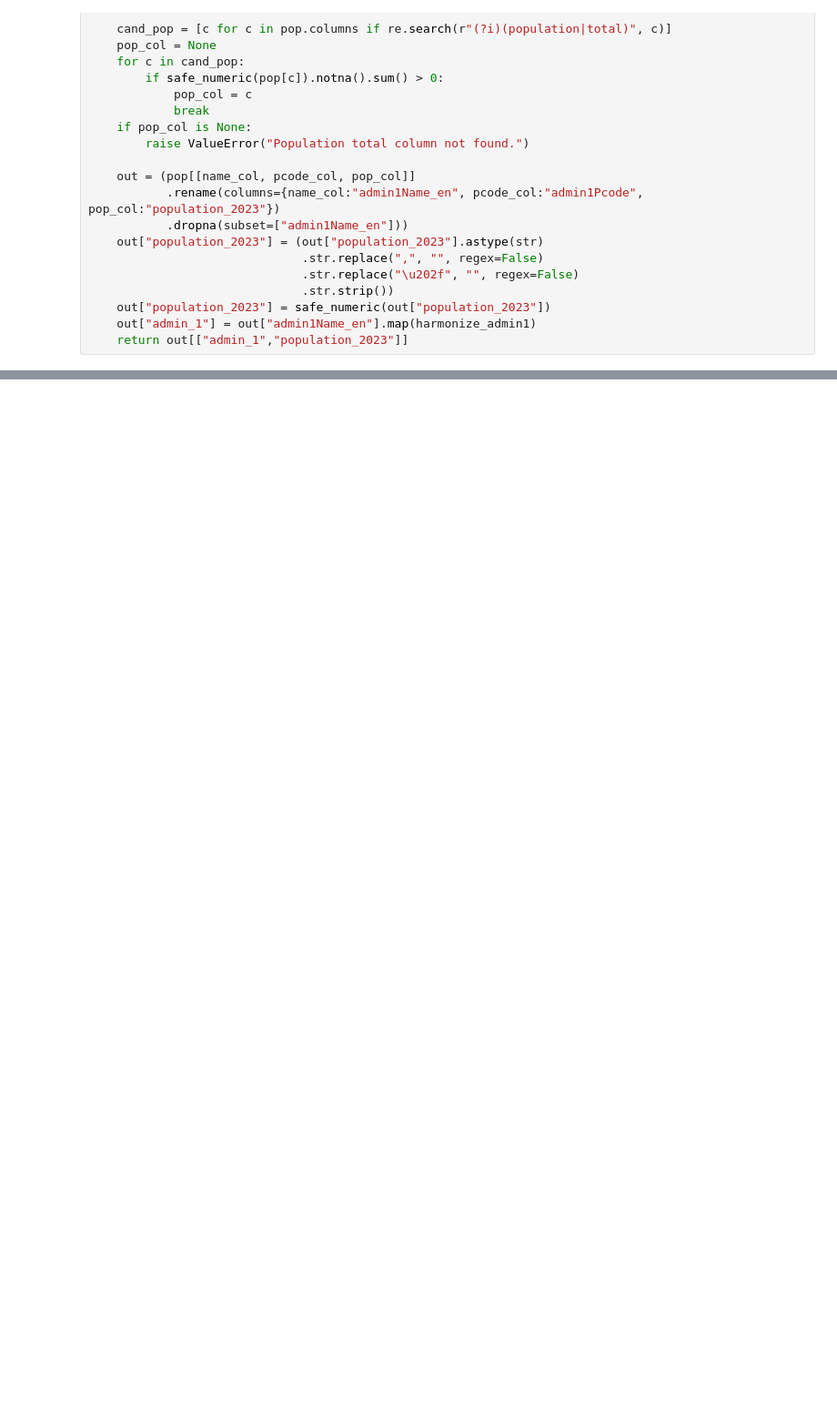
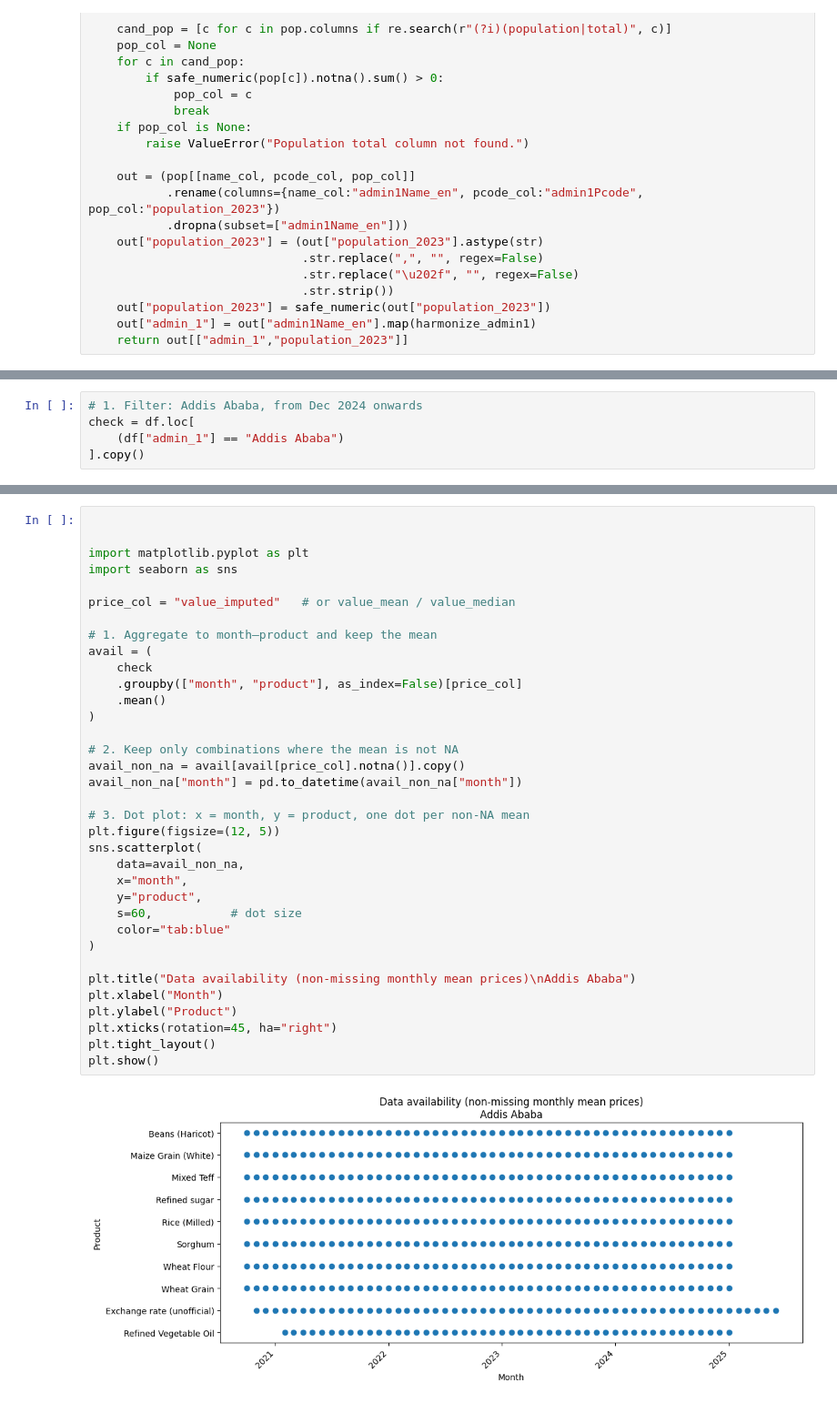
Before and after one commit to nataschaminnitt/food_security, a Jupyter notebook: etl/pipeline.ipynb, the cells around one changed output, grey strips where cells are left out. Shown at 91% size. Drawn from its saved outputs; the diff is of its cells as text; blank space fills up the shorter version.

Commit message:
add data exploration to pipeline

```diff
--- a/etl/pipeline.ipynb
+++ b/etl/pipeline.ipynb
@@ -832,0 +1249,5 @@ OSError: Cannot save file into a non-existent directory: 'data/processed'
+# %%
+# 1. Filter: Addis Ababa, from Dec 2024 onwards
+check = df.loc[
+    (df["admin_1"] == "Addis Ababa")
+].copy()
@@ -832,0 +1258,37 @@ OSError: Cannot save file into a non-existent directory: 'data/processed'
+# %%
+
+
+import matplotlib.pyplot as plt
+import seaborn as sns
+
+price_col = "value_imputed"   # or value_mean / value_median
+
+# 1. Aggregate to month–product and keep the mean
+avail = (
+    check
+    .groupby(["month", "product"], as_index=False)[price_col]
+    .mean()
+)
+
+# 2. Keep only combinations where the mean is not NA
+avail_non_na = avail[avail[price_col].notna()].copy()
+avail_non_na["month"] = pd.to_datetime(avail_non_na["month"])
+
+# 3. Dot plot: x = month, y = product, one dot per non-NA mean
+plt.figure(figsize=(12, 5))
+sns.scatterplot(
+    data=avail_non_na,
+    x="month",
+    y="product",
+    s=60,           # dot size
+    color="tab:blue"
+)
+
+plt.title("Data availability (non-missing monthly mean prices)\nAddis Ababa")
+plt.xlabel("Month")
+plt.ylabel("Product")
+plt.xticks(rotation=45, ha="right")
+plt.tight_layout()
+plt.show()
+# %% [output]
+[figure, added]
```
Also changed, not shown: parts of 29 cells of this notebook, 10 other files.
